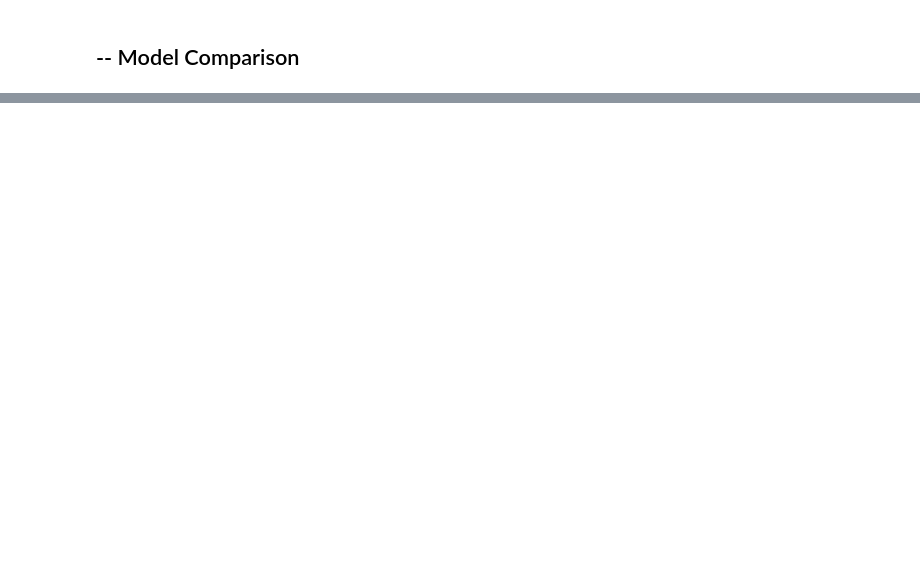
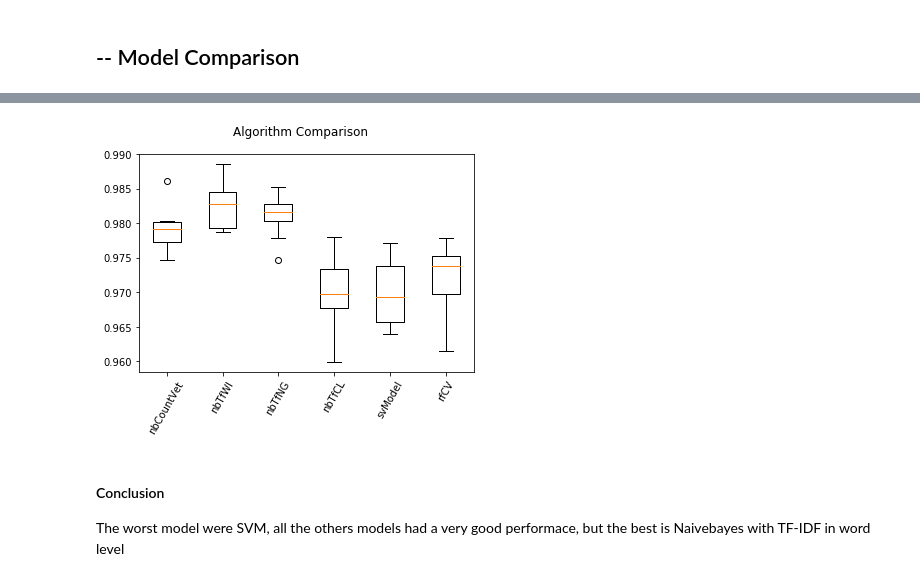
Before and after one commit to cordeiroph/SpamEmailClassifier, a Jupyter notebook: SpamEmailClassifier2.ipynb, the cells around one changed output, grey strips where cells are left out. Cells and saved outputs as stored; diff of their text form; code cells hidden in the pictures; blank space fills up the shorter version.

```diff
--- a/SpamEmailClassifier2.ipynb
+++ b/SpamEmailClassifier2.ipynb
@@ -1466,0 +1418,17 @@ print(aov_table)
+# %%
+r = results.copy()
+
+del r[-3]
+
+fig = plt.figure()
+fig.suptitle('Algorithm Comparison')
+ax = fig.add_subplot(111)
+plt.boxplot(r)
+ax.set_xticklabels(names, rotation=60)
+plt.show()
+# %% [output]
+[figure, added]
+# %% [markdown]
+#### Conclusion
+
+The worst model were SVM, all the others models had a very good performace, but the best is Naivebayes with TF-IDF in word level
```
Also changed, not shown: parts of 26 cells of this notebook.
